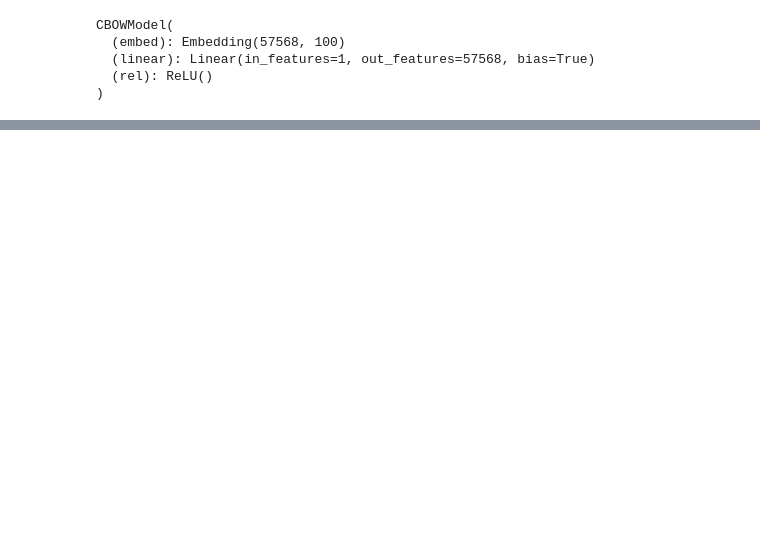
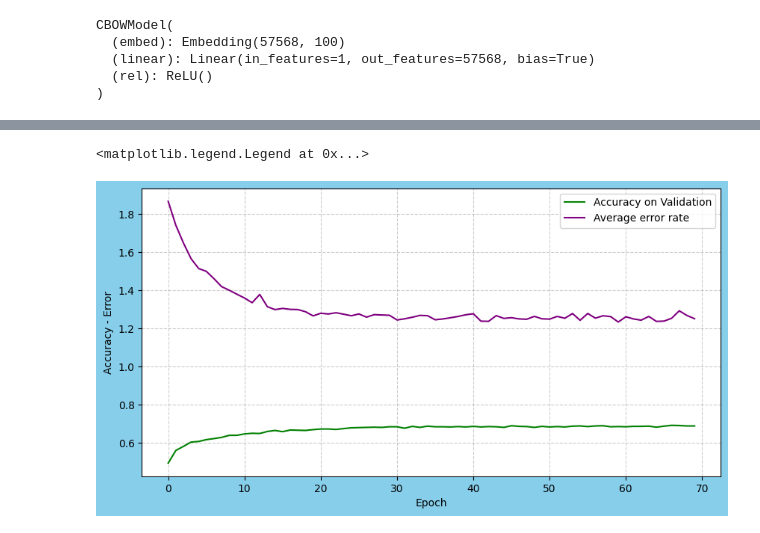
Before and after one commit to LuchianPeledutse/Projects, a Jupyter notebook: TextClassification/main.ipynb, the cells around one changed output, grey strips where cells are left out. Cells and saved outputs as stored; diff of their text form; code cells hidden in the pictures; blank space fills up the shorter version.

Commit message:
Implemented CBOW, Ngram and CNN models on them

```diff
--- a/TextClassification/main.ipynb
+++ b/TextClassification/main.ipynb
@@ -654,0 +933,5 @@ for one_token in TrainDataset[0]:
+# %%
+ngramcnnmod = NgramCNNMod(Train_tokenizer.get_vocab_size(),dim_embed=100,ker_sizes=[2,4,5])
+ngramcnnmod.embed.weight = ngram_model.embed.weight
+print(ngramcnnmod.embed)
+ngramcnnmod.to(device = 'cuda')
@@ -654,0 +956,6 @@ for one_token in TrainDataset[0]:
+# %%
+loss_func = nn.CrossEntropyLoss(weight=torch_train_weights.to(device = 'cuda'),reduction='mean')
+train_loader = DataLoader(dataset = MainTrain,shuffle=True,batch_size=45)
+epoch = 100
+lr = 0.00008
+optimizer = torch.optim.Adam(lr = lr,params = ngramcnnmod.parameters(),betas = (0.9,0.99))
@@ -654,0 +995,3 @@ for one_token in TrainDataset[0]:
+# %%
+#time is 53 minnutes
+cnn_results = train_classification_model(ngramcnnmod,epoch,train_loader,optimizer,loss_func,MainVal,dev = 'cuda')
@@ -654,0 +1012,15 @@ for one_token in TrainDataset[0]:
+# %%
+the_losses = cnn_results[1]
+the_scores = cnn_results[2]
+# %%
+some_figure = plt.figure(figsize = (10,5),facecolor = 'skyblue')
+some_ax = some_figure.add_subplot()
+some_ax.grid(linestyle = '--',c = 'gray',alpha = 0.4)
+some_ax.plot(the_scores,c = 'green',label = 'Accuracy on Validation')
+some_ax.plot(the_losses,color = 'purple',label  = 'Average error rate')
+some_ax.set_ylabel('Accuracy - Error')
+some_ax.set_xlabel('Epoch')
+some_ax.legend()
+# %% [output]
+<matplotlib.legend.Legend at 0x...>
+[figure, added]
```
Also changed, not shown: parts of 93 cells of this notebook.
